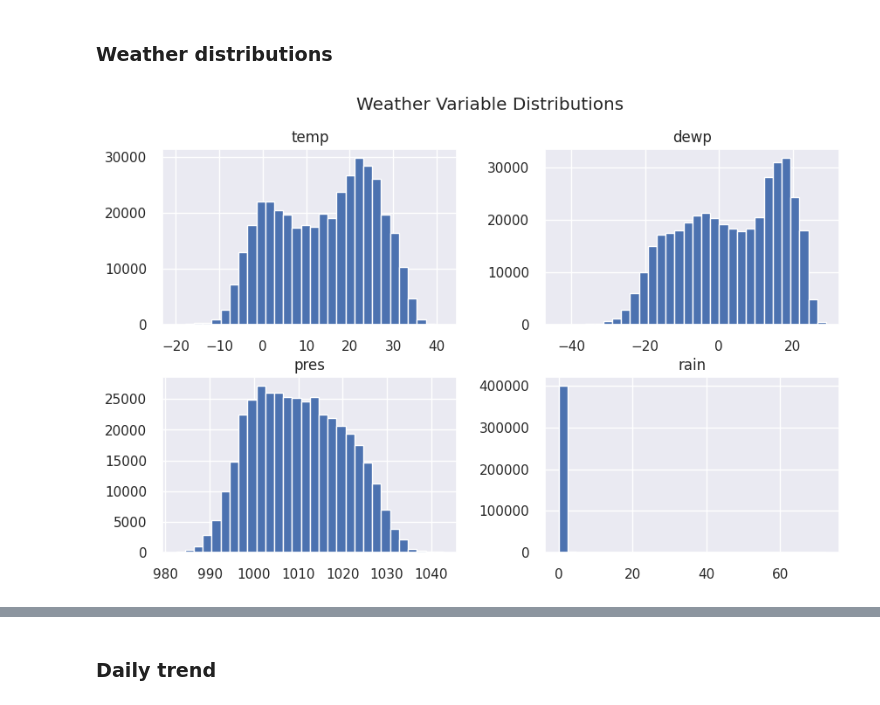
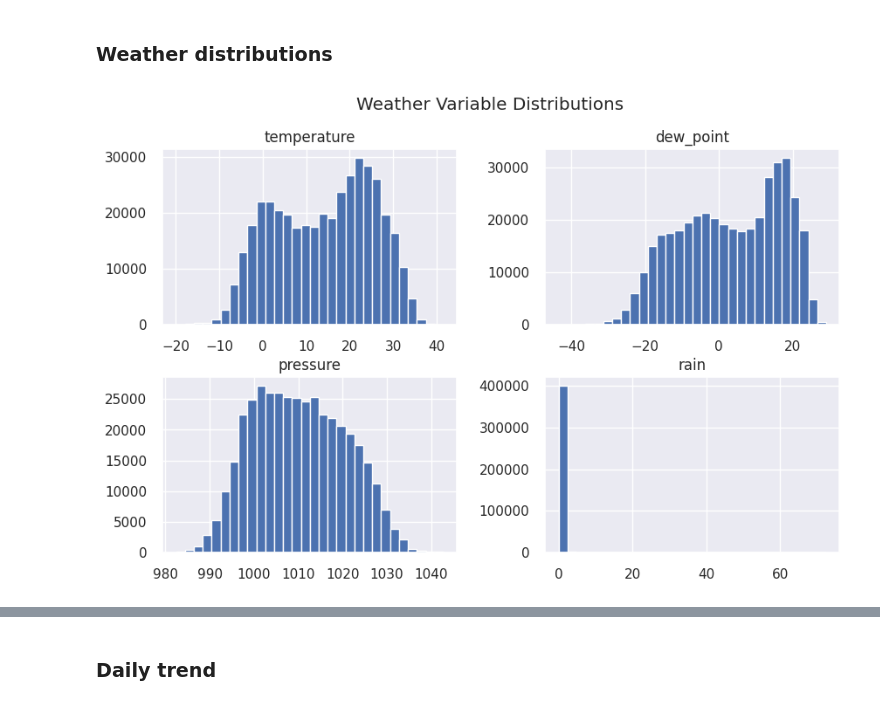
Before and after one commit to RSE1982/beijing-air-quality, a Jupyter notebook: notebooks/03_initial_eda.ipynb, the cells around one changed output, grey strips where cells are left out. Cells and saved outputs as stored; diff of their text form; code cells hidden in the pictures.

```diff
--- a/notebooks/03_initial_eda.ipynb
+++ b/notebooks/03_initial_eda.ipynb
@@ -83,10 +99,12 @@ We define paths for input and output datasets to ensure the notebook is portable
 # %%
-project_root = Path.cwd().parent # Assuming this script is in a subdirectory of the project root
-data_path = project_root / "data" # Path to the data directory
+PROJECT_ROOT = Path.cwd().parent # Assuming this script is in a subdirectory of the project root
+DATA_PATH = PROJECT_ROOT / "data" # Path to the data directory
+INPUT_PATH = DATA_PATH / "cleaned" / "beijing_cleaned.csv" # Input file path
 
-input_path = data_path / "cleaned" / "beijing_cleaned.csv" # Input file path
+FIGURES_PATH = PROJECT_ROOT / "figures" / "eda" # Path to save figures
+FIGURES_PATH.mkdir(parents=True, exist_ok=True) # Create directory if it doesn't exist
 
-print("Input path :", input_path) # Print input path
+print("Input path :", INPUT_PATH) # Print input path
 # %% [output]
 Input path : /home/robert/Projects/beijing-air-quality/data/cleaned/beijing_cleaned.csv
 # %% [markdown]
@@ -96,4 +112,4 @@ Load the cleaned dataset created in Notebook 02.
 # %%
-df = pd.read_csv(input_path) # Load the combined data
+df = pd.read_csv(INPUT_PATH) # Load the combined data
 df.head() # Display the first few rows of the dataframe
 # %% [output]
@@ -252,10 +298,11 @@ plt.show()
 # %% [markdown]
 ### Weather distributions
 # %%
-weather_cols = ["temp", "dewp", "pres", "rain"]
-df[weather_cols].hist(figsize=(10,6), bins=30)
-plt.suptitle("Weather Variable Distributions")
-plt.show()
+weather_cols = ["temperature", "dew_point", "pressure", "rain"] # Weather-related columns
+df[weather_cols].hist(figsize=(10,6), bins=30) # Histograms for weather variables
+plt.suptitle("Weather Variable Distributions") # set title
+plt.savefig(FIGURES_PATH / "weather_variable_distributions.png") # Save figure
+plt.show() # Show plot
 # %% [output]
-[figure, old version]
+[figure, new version]
 # %% [markdown]
```
Also changed, not shown: parts of 67 cells of this notebook, 12 other files.
